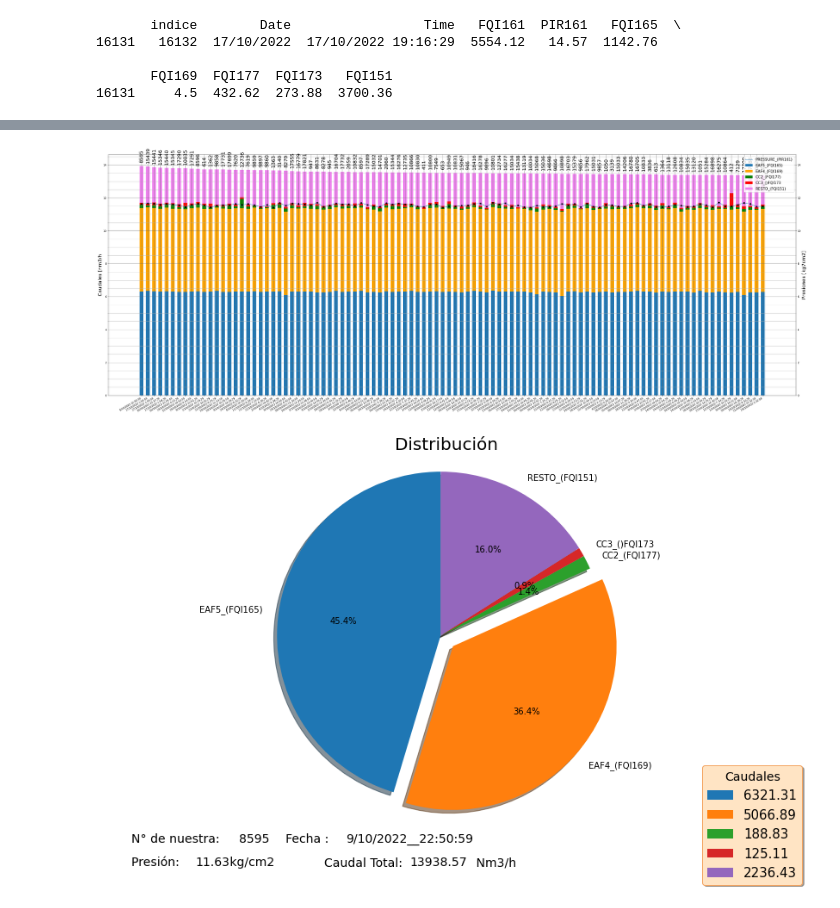
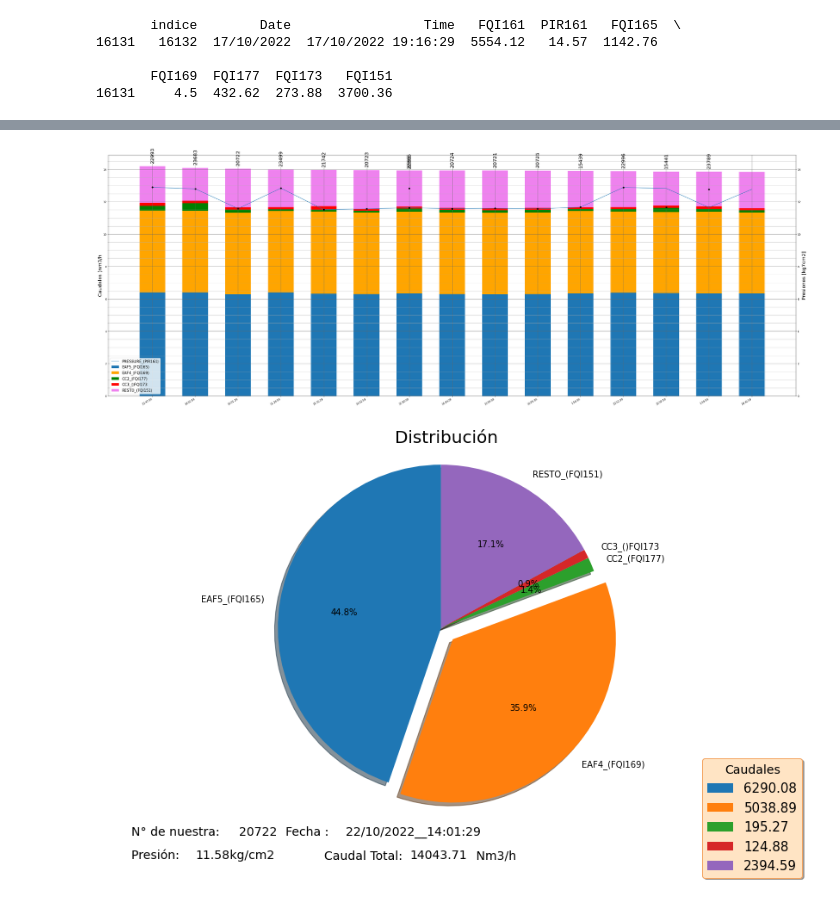
Before and after one commit to JuanCappelletti/Consteel_H06, a Jupyter notebook: ensayo.ipynb, the cells around one changed output, grey strips where cells are left out. Saved outputs shown, nothing was run; the diff lists cells and outputs as text; code cells hidden in the pictures.

```diff
--- a/ensayo.ipynb
+++ b/ensayo.ipynb
@@ -168,8 +173,8 @@ ax.autoscale_view()
 # %%
 #@title Maximos y minimos de intervalo dado:
-nvalue = 100 #@param {type:"number"}
+nvalue = 15 #@param {type:"number"}
 Instrumento = 'FQI161' #@param {type:"raw"}
-dfx = dfa #@param {type:"raw"}
+dfx = df #@param {type:"raw"}
 dfmax=dfx.nlargest(nvalue,Instrumento)
 dfmin=dfx.nsmallest(nvalue,Instrumento)
 # %%
@@ -219,7 +224,7 @@ def GRAFICO_BARRA(B,l):
 #------------------------------------------------------------------------
 GRAFICO_BARRA(Muestra,MU)
 # %% [output]
-[figure, old version]
+[figure, new version]
 # %%
 from collections.abc import ItemsView
 #@title Distribución de la muestra individual.
@@ -304,34 +309,34 @@ def PIE(c,T):
  ax4.annotate(str(df.loc[x]['FQI161']),
             xy=(1, 1),
             xytext=(0.44, 0.05),    # fraction, fraction
             textcoords='figure fraction',
             arrowprops=None,
             horizontalalignment='left',
             verticalalignment='bottom',
             fontsize=14)
 
  ax4.annotate(str(df.loc[x]['Date'])+'__'+str(df.loc[x]['Time']),
             xy=(1, 1),
             xytext=(0.35, 0.1),    # fraction, fraction
             textcoords='figure fraction',
             arrowprops=None,
             horizontalalignment='left',
             verticalalignment='bottom',
             fontsize=14)
 
  if Exp==1:
    fig4.savefig(y)
  plt.show()
 
 
 #####################################################
 
-Item = 8595 #@param {type:"number"}
+Item = 20722 #@param {type:"number"}
 Exp = False #@param {type:"boolean"}
 
 
 PIE(Item,Muestra)
 # %% [output]
-[figure, old version]
+[figure, new version]
 # %%
 print(dfx.loc[dfx['FQI173']>1000])
```
Also changed, not shown: parts of 2 cells of this notebook.
